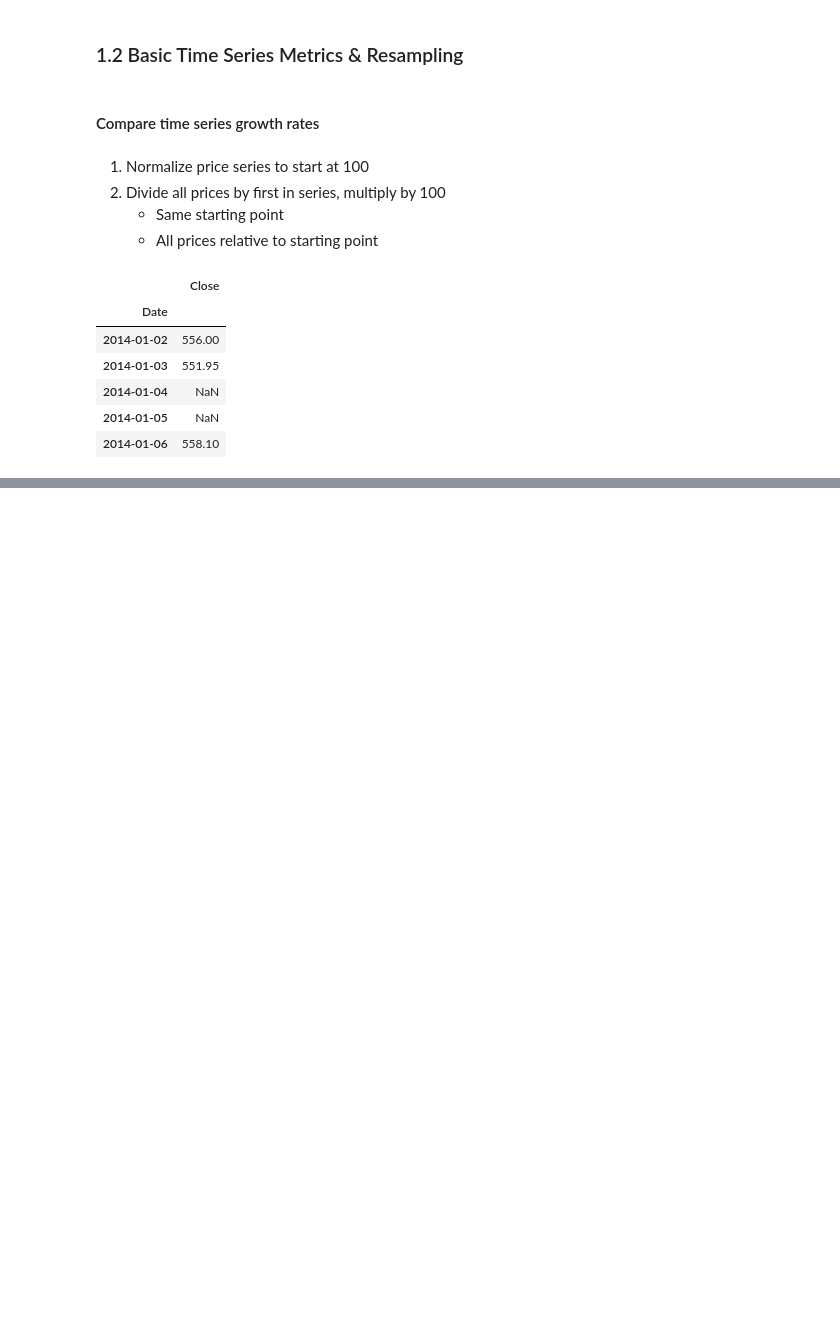
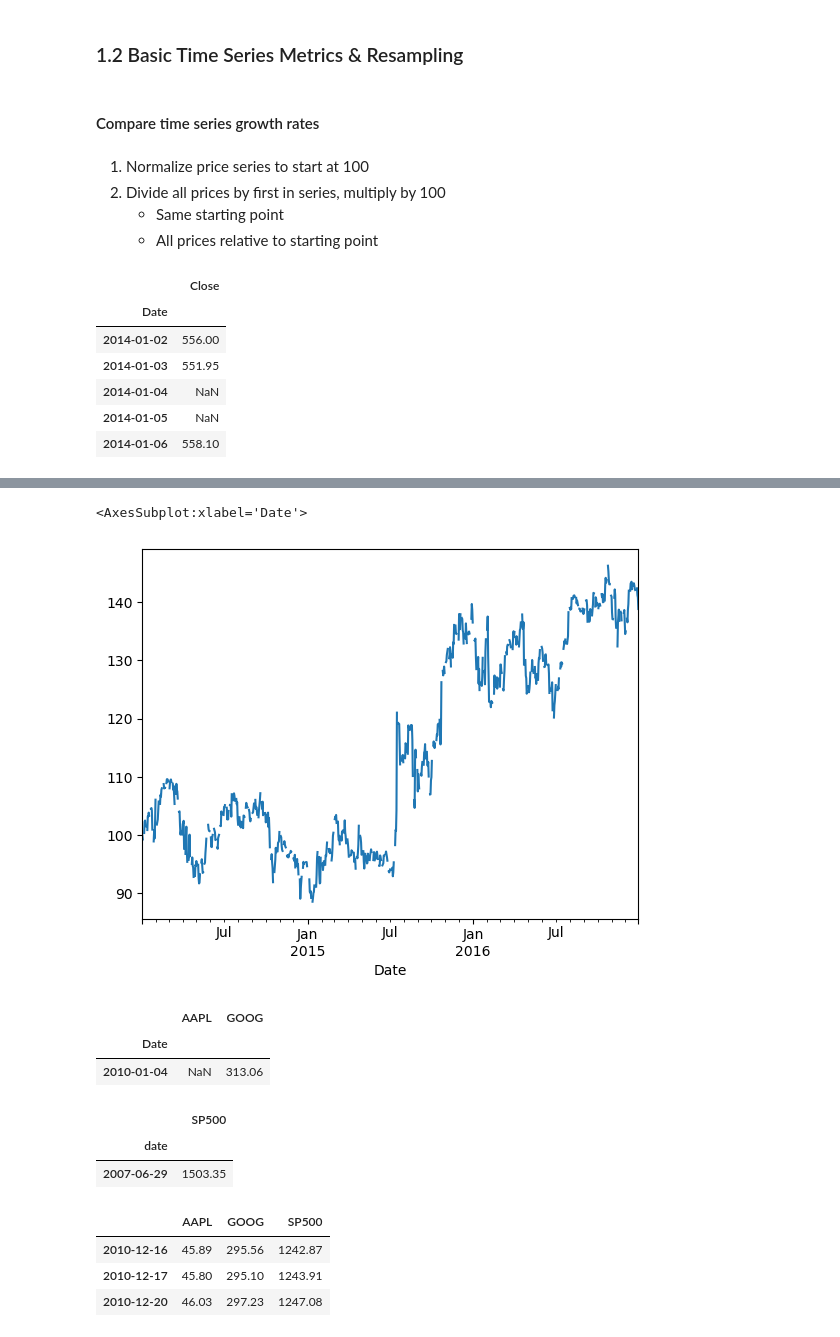
Before and after one commit to luislerma5593/Learning, a Jupyter notebook: Python/Time_Series.ipynb, the cells around one changed output, grey strips where cells are left out. Saved outputs shown, nothing was run; the diff lists cells and outputs as text; code cells hidden in the pictures; blank space fills up the shorter version.

```diff
--- a/Python/Time_Series.ipynb
+++ b/Python/Time_Series.ipynb
@@ -237,3 +237,8 @@ google.head()
 | 2014-01-04 | NaN |
 | 2014-01-05 | NaN |
 | 2014-01-06 | 558.10 |
+# %%
+first_price = google.Close[0]
+
+normalized = google.Close.div(first_price).mul(100)
+normalized.head()
@@ -239,0 +253,27 @@ google.head()
+# %%
+normalized.plot()
+# %% [output]
+<AxesSubplot:xlabel='Date'>
+[figure, added]
+# %%
+prices = pd.read_csv(r'C:\Github\Learning\Datasets\Time_Series\stock_data\apple_google.csv', parse_dates=['Date'], index_col='Date')
+prices.head(1)
+# %% [output]
+|  | AAPL | GOOG |
+| Date |  |  |
+| 2010-01-04 | NaN | 313.06 |
+# %%
+index = pd.read_csv(r'C:\Github\Learning\Datasets\Time_Series\stock_data\sp500.csv', parse_dates=['date'], index_col='date')
+index.head(1)
+# %% [output]
+|  | SP500 |
+| date |  |
+| 2007-06-29 | 1503.35 |
+# %%
+prices = pd.concat([prices, index], axis=1).dropna()
+prices.head(3)
+# %% [output]
+|  | AAPL | GOOG | SP500 |
+| 2010-12-16 | 45.89 | 295.56 | 1242.87 |
+| 2010-12-17 | 45.80 | 295.10 | 1243.91 |
+| 2010-12-20 | 46.03 | 297.23 | 1247.08 |
```
Also changed, not shown: parts of 5 cells of this notebook.
